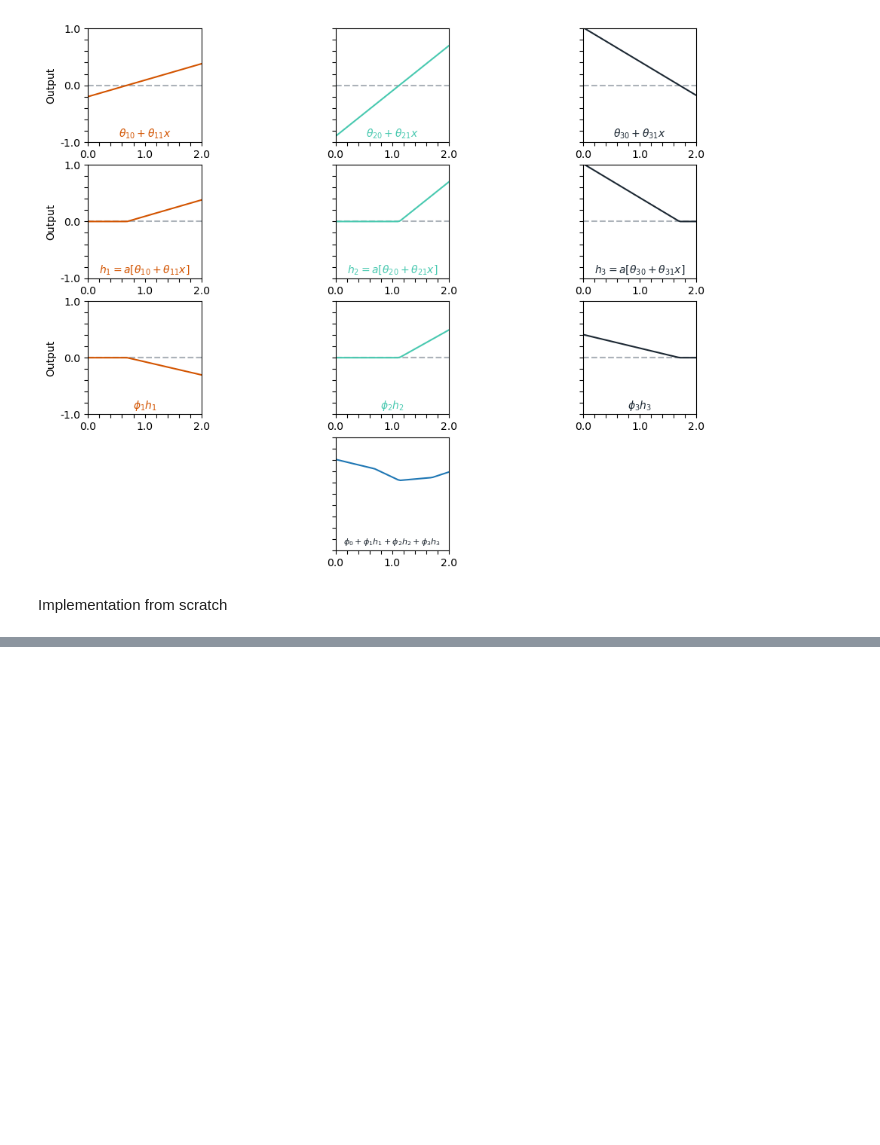
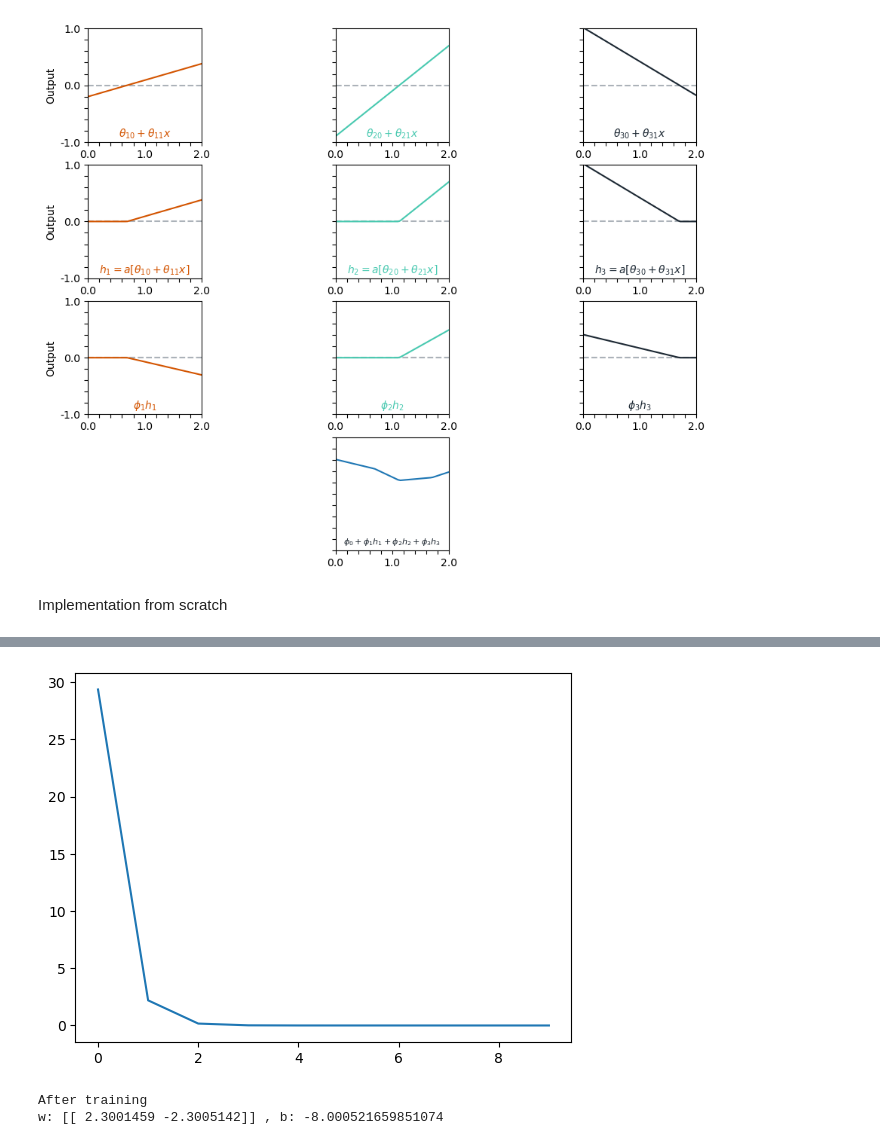
Before and after one commit to bmalick/machine-learning-grind, a Jupyter notebook: 02-neural-networks/01-shallow-neural-network/main.ipynb, the cells around one changed output, grey strips where cells are left out. Cells and saved outputs as stored; diff of their text form; code cells hidden in the pictures; blank space fills up the shorter version.

```diff
--- a/02-neural-networks/01-shallow-neural-network/main.ipynb
+++ b/02-neural-networks/01-shallow-neural-network/main.ipynb
@@ -161,0 +179,8 @@ w: [[1.2993836]
+# %%
+model = ConciseLinearModel(input_size=2, output_size=1, init=False)
+print("Bias:", model.net.bias)
+print("Weight:", model.net.weight)
+model.net.bias.data.fill_(0)
+model.net.weight.data.normal_(mean=0, std=1)
+print("Bias:", model.net.bias)
+print("Weight:", model.net.weight)
@@ -161,0 +196,30 @@ w: [[1.2993836]
+# %%
+def train(model, data, criterion, optimizer, epochs):
+    track_loss = []
+    for i in range(epochs):
+        epoch_loss = 0
+        for batch in data:
+            loss = criterion(model(*batch[:-1]), batch[-1])
+            optimizer.zero_grad()
+            loss.backward()
+            optimizer.step()
+            epoch_loss += loss
+        epoch_loss /= len(data)
+        track_loss.append(epoch_loss.item())
+        print("Epoch: %d, loss: %f" % (i+1, epoch_loss))
+    plt.plot(track_loss); plt.show()
+# %%
+data = LinearDataset(w=torch.tensor([2.3, -2.3]),
+                        b=torch.tensor([-8]), n=1000, noise=0.01)
+dataloader = torch.utils.data.DataLoader(dataset=data, shuffle=True, batch_size=16, num_workers=4)
+model = ConciseLinearModel(input_size=2, output_size=1)
+criterion = nn.MSELoss()
+optimizer = torch.optim.SGD(params=model.parameters(), lr=0.01)
+print("Params to estimate are:")
+print("w:", dataloader.dataset.w, ", b:", dataloader.dataset.b)
+print("Before training:")
+print("w:", model.net.weight.data.detach().numpy(), ", b:", model.net.bias.data.item())
+train(model=model, data=dataloader, criterion=criterion, optimizer=optimizer, epochs=10)
+print("After training")
+print("w:", model.net.weight.data.detach().numpy(), ", b:", model.net.bias.data.item())
+# %% [output]
@@ -161,0 +240,3 @@ w: [[1.2993836]
+[figure, added]
+After training
+w: [[ 2.3001459 -2.3005142]] , b: -8.000521659851074
```
Also changed, not shown: parts of 6 cells of this notebook, 1 other file.
